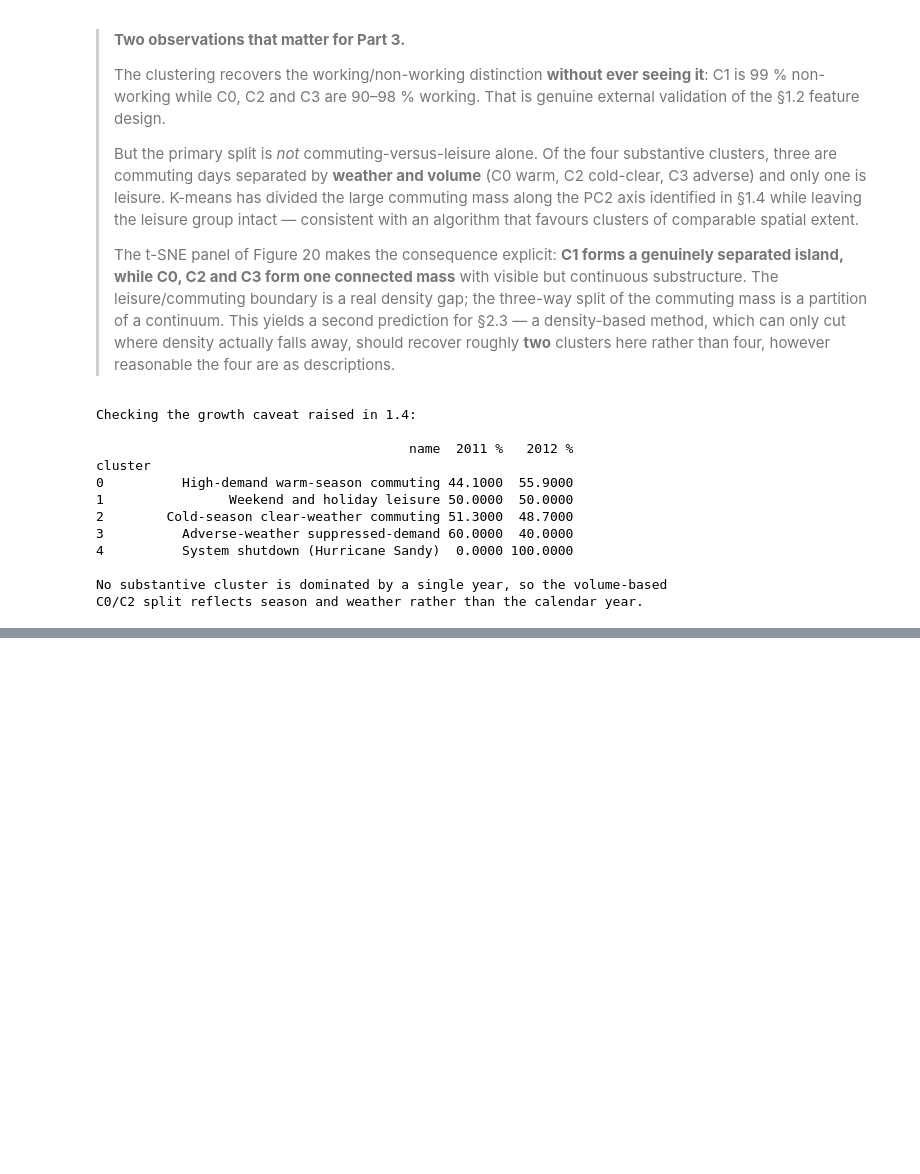
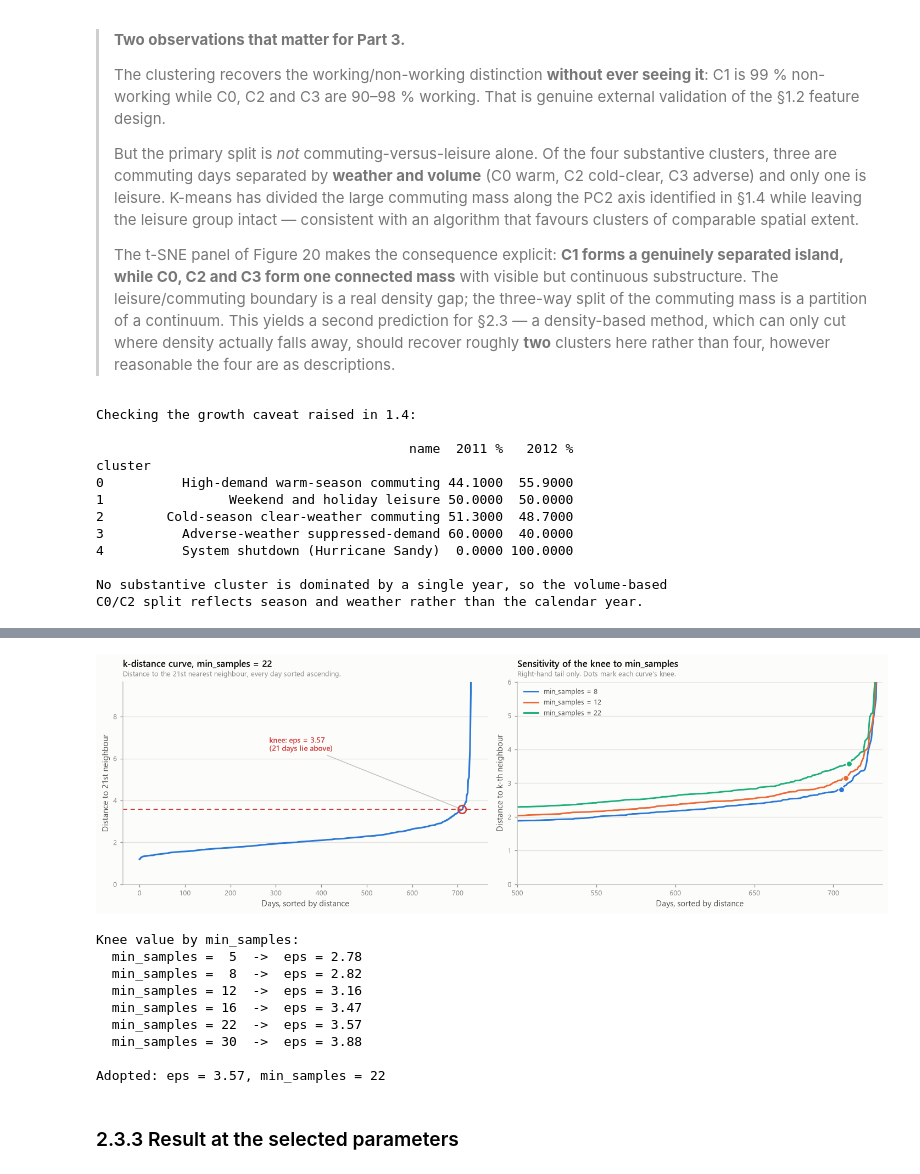
Before and after one commit to heshannethmina/Clustering-Urban-Mobility-Patterns-Using-Bike-Sharing-Data, a Jupyter notebook: bike_sharing_clustering.ipynb, the cells around one changed output, grey strips where cells are left out. Cells and saved outputs as stored; diff of their text form; code cells hidden in the pictures; blank space fills up the shorter version.

```diff
--- a/bike_sharing_clustering.ipynb
+++ b/bike_sharing_clustering.ipynb
@@ -3086,0 +3308,17 @@ linkage to the same matrix `X`.*
+# %%
+single10 = fcluster(Zs["single"], 10, criterion="maxclust")
+sizes10 = np.bincount(single10)[1:]
+print(f"Single linkage at k=10: sizes {sorted(sizes10.tolist(), reverse=True)}\n")
+print("Every cluster other than the giant one, and the days it contains:\n")
+for c in np.unique(single10):
+    idx = np.flatnonzero(single10 == c)
+    if len(idx) <= 5:
+        days = [str(d.date()) for d in daily.index[idx]]
+        flags = context.iloc[idx]["quality_flag"].tolist()
+        print(f"  n={len(idx)}  {days}")
+        print(f"          flags: {flags}")
+
+peeled = np.flatnonzero(single10 != np.argmax(sizes10) + 1)
+n_storm = int((context.quality_flag == "severely_incomplete").to_numpy()[peeled].sum())
+print(f"\n{n_storm} of the {len(peeled)} peeled-off days are flagged severely_incomplete storm days.")
+print("Single linkage is behaving as an OUTLIER DETECTOR, not as a clustering algorithm.")
@@ -3086,0 +3612,58 @@ linkage to the same matrix `X`.*
+# %%
+# ---- Figure 25: k-distance curves --------------------------------------
+MS_GRID = [5, 8, 12, 16, 22, 30]
+knees = {}
+for ms in MS_GRID:
+    curve = k_distance(X, ms)
+    knees[ms] = knee_of(curve)[1]
+
+EPS_KNEE = round(knees[MIN_SAMPLES], 2)
+
+fig, axes = plt.subplots(1, 2, figsize=(13.2, 4.4))
+
+curve = k_distance(X, MIN_SAMPLES)
+idx, val = knee_of(curve)
+axes[0].plot(np.arange(len(curve)), curve, color=SERIES[0], lw=2)
+axes[0].axhline(val, color=PALETTE["critical"], lw=1.3, ls=(0, (4, 3)))
+axes[0].scatter([idx], [val], s=90, facecolor="none", edgecolor=PALETTE["critical"], linewidths=1.8, zorder=5)
+axes[0].annotate(f"knee: eps = {val:.2f}\n({len(curve) - idx} days lie above)",
+                 xy=(idx, val), xytext=(-230, 70), textcoords="offset points",
+                 fontsize=9, color=PALETTE["critical"], fontweight="semibold",
+                 arrowprops=dict(arrowstyle="-", color=PALETTE["axis"], lw=1))
+axes[0].set_ylim(0, np.percentile(curve, 99.6) * 1.5)
+finish(axes[0], title=f"k-distance curve, min_samples = {MIN_SAMPLES}",
+       subtitle="Distance to the 21st nearest neighbour, every day sorted ascending.",
+       xlabel="Days, sorted by distance", ylabel="Distance to 21st neighbour")
+
+for ms, colour in zip([8, 12, 22], SERIES[:3]):
+    c = k_distance(X, ms)
+    axes[1].plot(np.arange(len(c)), c, color=colour, lw=1.9, label=f"min_samples = {ms}")
+    axes[1].scatter([knee_of(c)[0]], [knee_of(c)[1]], s=46, color=colour,
+                    edgecolors=PALETTE["surface"], linewidths=1, zorder=5)
+axes[1].set_ylim(0, 6); axes[1].set_xlim(500, 731)
+finish(axes[1], title="Sensitivity of the knee to min_samples",
+       subtitle="Right-hand tail only. Dots mark each curve's knee.",
+       xlabel="Days, sorted by distance", ylabel="Distance to k-th neighbour")
+axes[1].legend(loc="upper left")
+
+fig.tight_layout()
+save(fig, "fig25_kdistance")
+plt.show()
+
+print("Knee value by min_samples:")
+for ms in MS_GRID:
+    print(f"  min_samples = {ms:2d}  ->  eps = {knees[ms]:.2f}")
+print(f"\nAdopted: eps = {EPS_KNEE}, min_samples = {MIN_SAMPLES}")
+# %% [output]
+[figure, added]
+Knee value by min_samples:
+  min_samples =  5  ->  eps = 2.78
+  min_samples =  8  ->  eps = 2.82
+  min_samples = 12  ->  eps = 3.16
+  min_samples = 16  ->  eps = 3.47
+  min_samples = 22  ->  eps = 3.57
+  min_samples = 30  ->  eps = 3.88
+
+Adopted: eps = 3.57, min_samples = 22
+# %% [markdown]
+### 2.3.3 Result at the selected parameters
```
Also changed, not shown: parts of 44 cells of this notebook, 6 other files.
